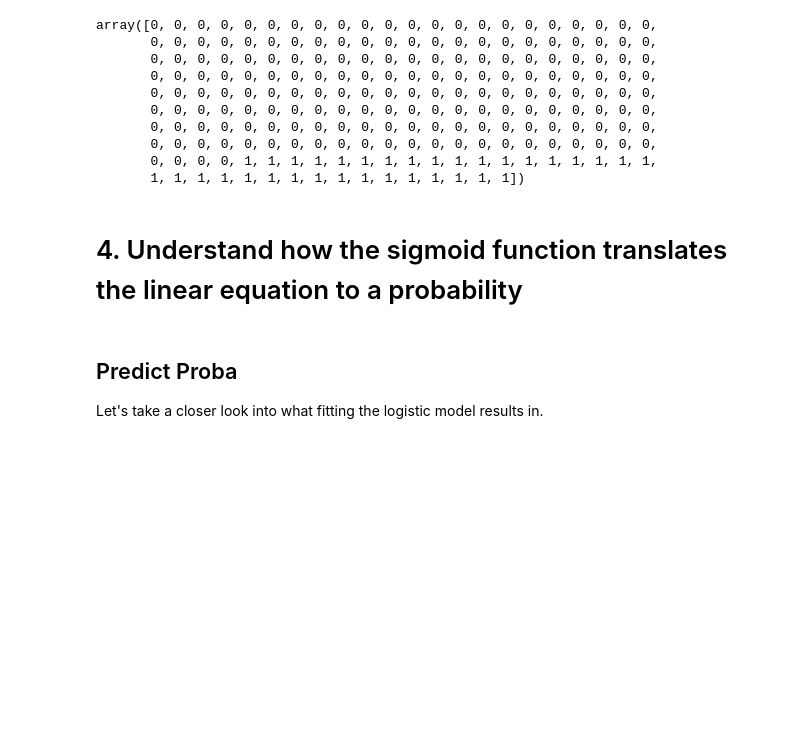
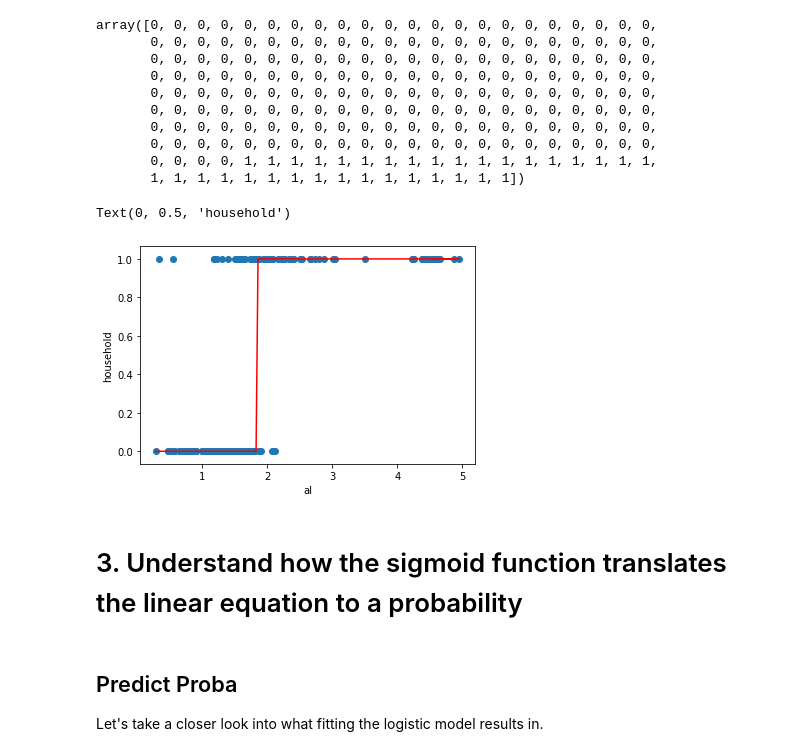
Before and after one commit to lecritch/logistic_sea-chi-ds, a Jupyter notebook: index.ipynb, the cells around one changed output. Drawn from its saved outputs; the diff is of its cells as text; code cells hidden in the pictures; blank space fills up the shorter version.

```diff
--- a/index.ipynb
+++ b/index.ipynb
@@ -201,8 +246,24 @@ array([0, 0, 0, 0, 0, 0, 0, 0, 0, 0, 0, 0, 0, 0, 0, 0, 0, 0, 0, 0, 0, 0,
        0, 0, 0, 0, 0, 0, 0, 0, 0, 0, 0, 0, 0, 0, 0, 0, 0, 0, 0, 0, 0, 0,
        0, 0, 0, 0, 1, 1, 1, 1, 1, 1, 1, 1, 1, 1, 1, 1, 1, 1, 1, 1, 1, 1,
        1, 1, 1, 1, 1, 1, 1, 1, 1, 1, 1, 1, 1, 1, 1, 1])
+# %%
+# fit a logistic regression model and store the class predictions
+from sklearn.linear_model import LogisticRegression
+logreg = LogisticRegression(C=1e9)
+
+logreg.fit(X_aug, y_aug)
+log_aug_pred = logreg.predict(X_aug)
+# %%
+# plot the class predictions
+plt.scatter(X_aug, y_aug)
+plt.plot(X_aug, log_aug_pred, color='red')
+plt.xlabel('al')
+plt.ylabel('household')
+# %% [output]
+Text(0, 0.5, 'household')
+[figure, added]
 # %% [markdown]
-# 4. Understand how the sigmoid function translates the linear equation to a probability
+# 3. Understand how the sigmoid function translates the linear equation to a probability
 # %% [markdown]
 ## Predict Proba
 
```
Also changed, not shown: parts of 22 cells of this notebook, 8 other files.
